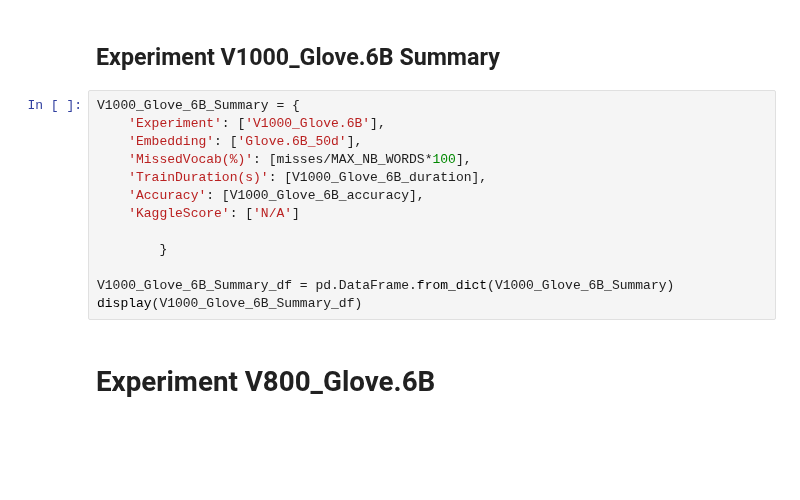
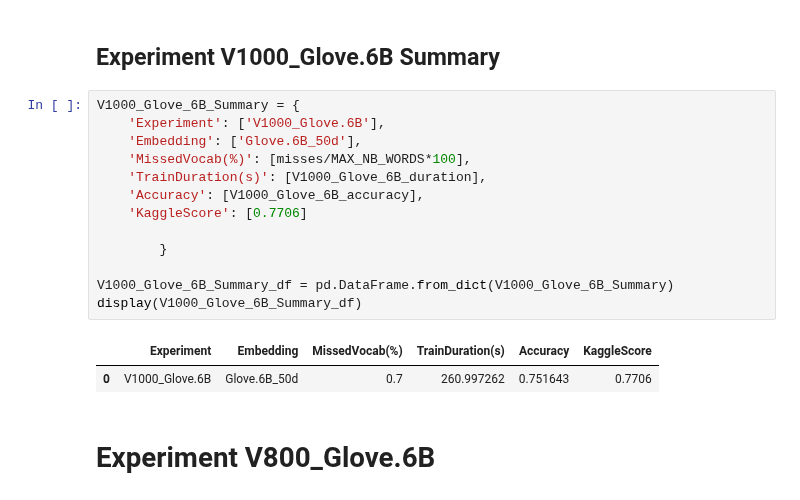
Before and after one commit to bblank70/MSDS422, a Jupyter notebook: Assignment8- DisasterTweets.ipynb, the cells around one changed output. Drawn from its saved outputs; the diff is of its cells as text; blank space fills up the shorter version.

```diff
--- a/Assignment8- DisasterTweets.ipynb
+++ b/Assignment8- DisasterTweets.ipynb
@@ -290,16 +405,19 @@ plt.show()
 # %%
 V1000_Glove_6B_Summary = {
     'Experiment': ['V1000_Glove.6B'],
     'Embedding': ['Glove.6B_50d'],
     'MissedVocab(%)': [misses/MAX_NB_WORDS*100],
     'TrainDuration(s)': [V1000_Glove_6B_duration],
     'Accuracy': [V1000_Glove_6B_accuracy],
-    'KaggleScore': ['N/A']
+    'KaggleScore': [0.7706]
 
         }
 
 V1000_Glove_6B_Summary_df = pd.DataFrame.from_dict(V1000_Glove_6B_Summary)
 display(V1000_Glove_6B_Summary_df)
+# %% [output]
+|  | Experiment | Embedding | MissedVocab(%) | TrainDuration(s) | Accuracy | KaggleScore |
+| 0 | V1000_Glove.6B | Glove.6B_50d | 0.7 | 260.997262 | 0.751643 | 0.7706 |
 # %% [markdown]
 # Experiment V800_Glove.6B
 # %%
```
Also changed, not shown: parts of 39 cells of this notebook.
